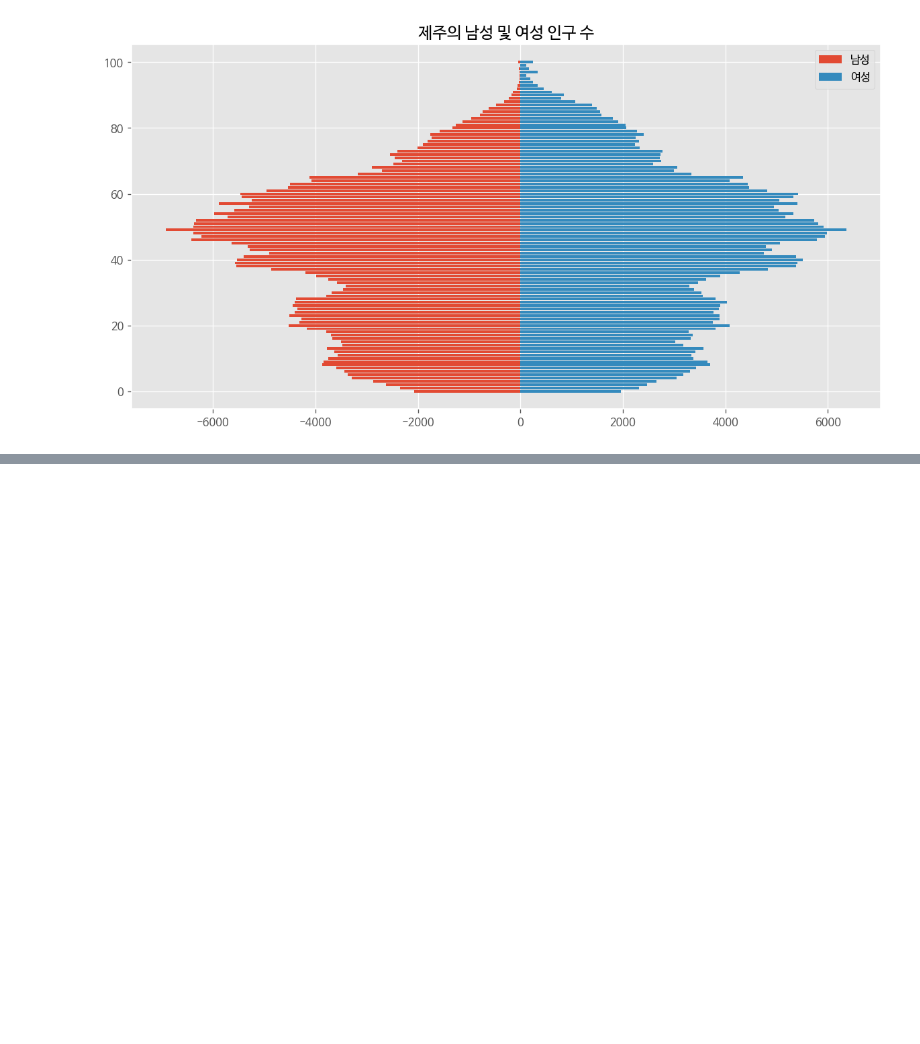
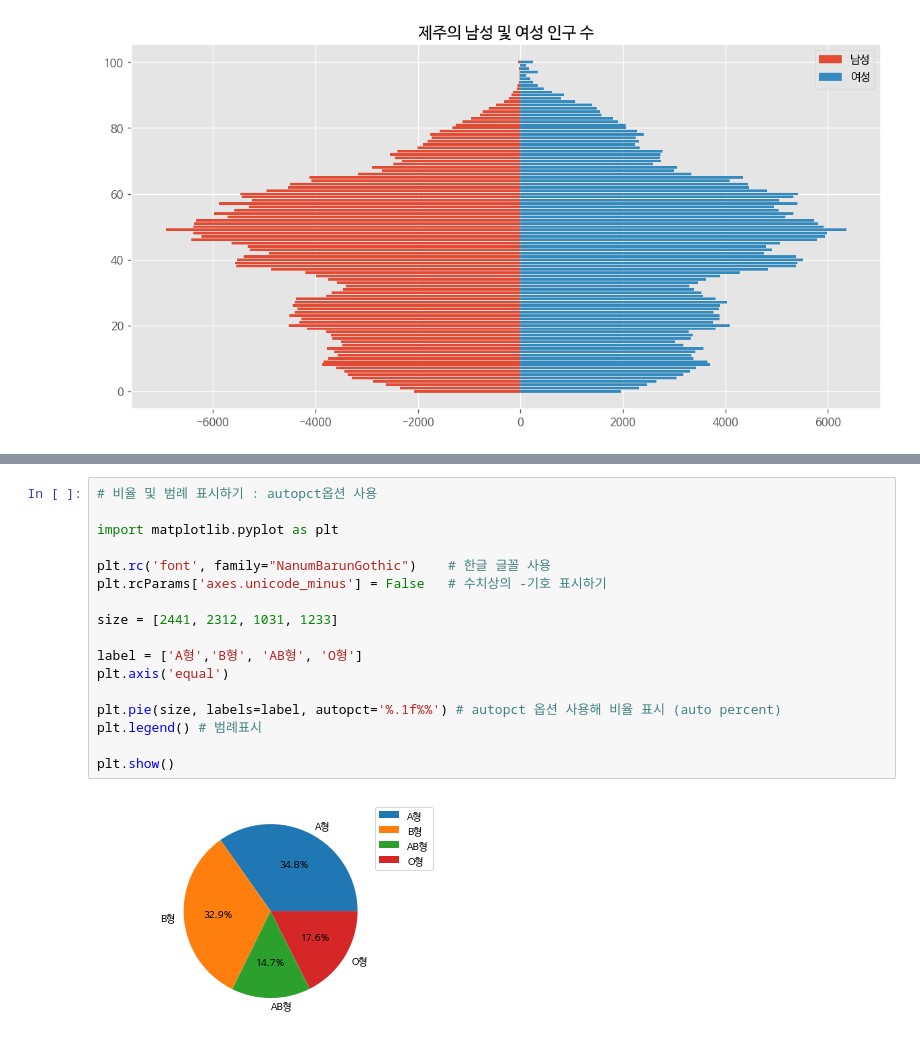
Before and after one commit to taesamja/AIpython, a Jupyter notebook: 모두의데이터분석.ipynb, the cells around one changed output, grey strips where cells are left out. Drawn from its saved outputs; the diff is of its cells as text; blank space fills up the shorter version.

```diff
--- a/모두의데이터분석.ipynb
+++ b/모두의데이터분석.ipynb
@@ -1535,0 +1590,19 @@ plt.show()
+# %%
+# 비율 및 범례 표시하기 : autopct옵션 사용
+
+import matplotlib.pyplot as plt
+
+plt.rc('font', family="NanumBarunGothic")    # 한글 글꼴 사용
+plt.rcParams['axes.unicode_minus'] = False   # 수치상의 -기호 표시하기
+
+size = [2441, 2312, 1031, 1233]
+
+label = ['A형','B형', 'AB형', 'O형']
+plt.axis('equal')
+
+plt.pie(size, labels=label, autopct='%.1f%%') # autopct 옵션 사용해 비율 표시 (auto percent)
+plt.legend() # 범례표시
+
+plt.show()
+# %% [output]
+[figure, added]
```
Also changed, not shown: parts of 73 cells of this notebook.
